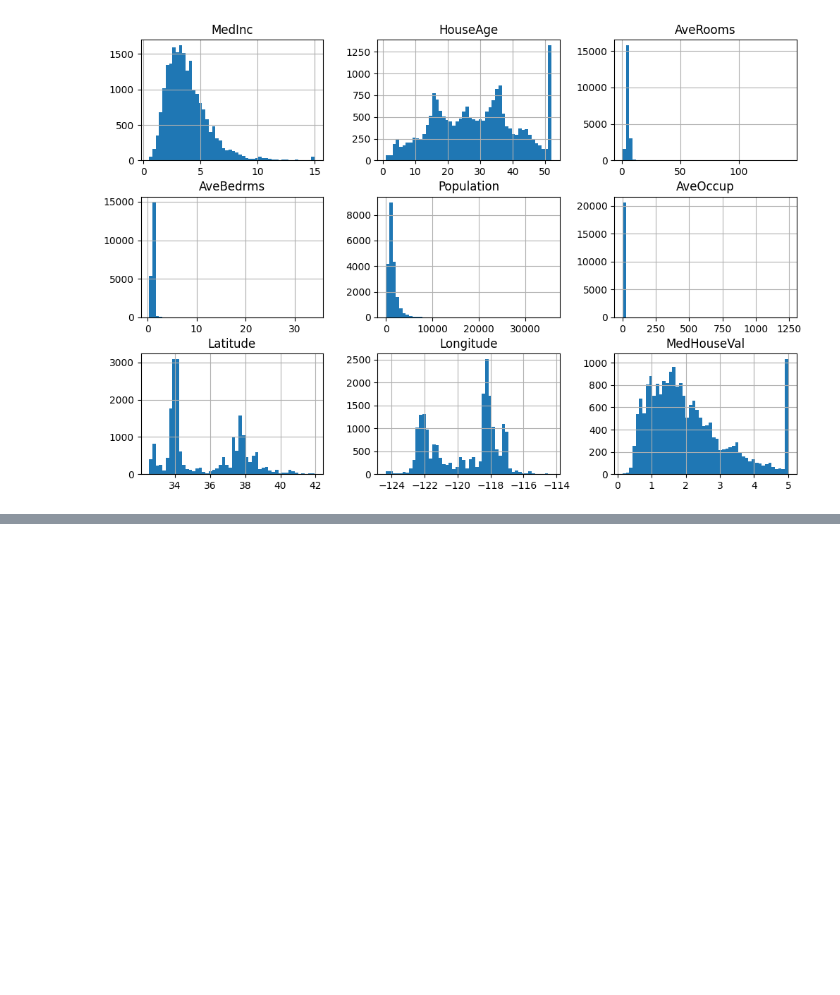
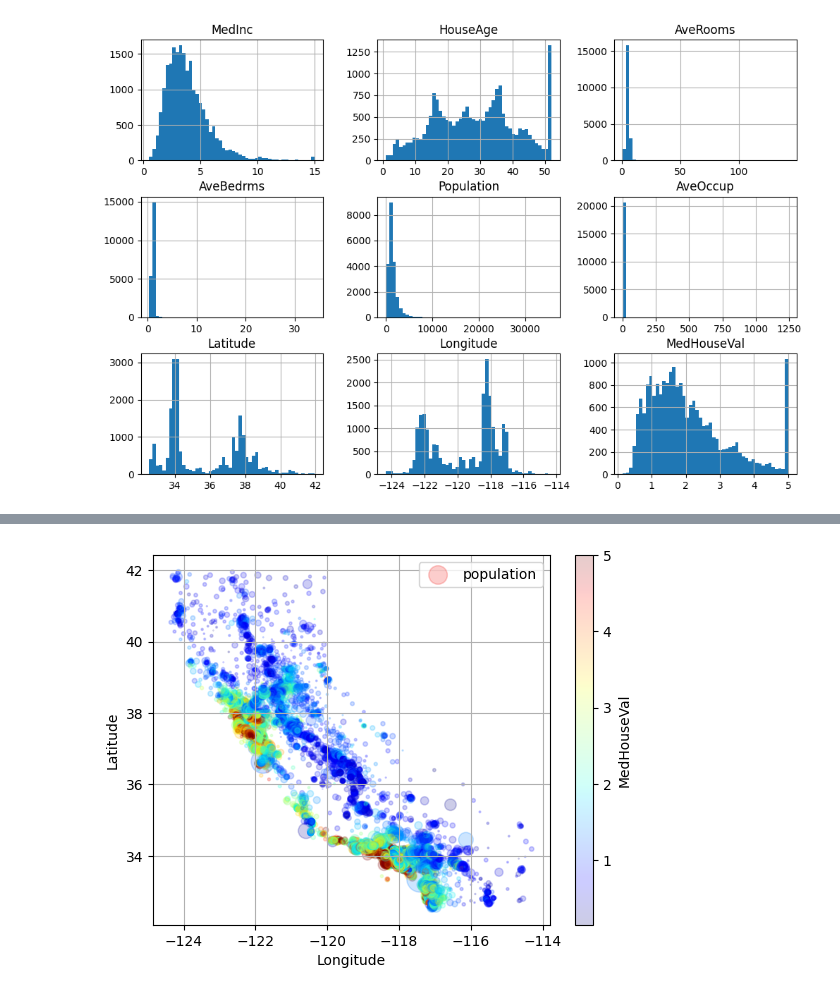
Before and after one commit to lolshark99/Working-on-data-using-pandas-python-, a Jupyter notebook: CALI HOUSING.ipynb, the cells around one changed output, grey strips where cells are left out. Drawn from its saved outputs; the diff is of its cells as text; code cells hidden in the pictures; blank space fills up the shorter version.

```diff
--- a/CALI HOUSING.ipynb
+++ b/CALI HOUSING.ipynb
@@ -88,0 +121,8 @@ plt.show()
+# %%
+data_set.plot(kind = "scatter" , x = "Longitude" , y = "Latitude" , alpha = 0.2 , grid = True,
+              s = data_set["Population"] / 100 , label = "population",
+              c = "MedHouseVal" , cmap = "jet" , colorbar = True)
+plt.show()
+#this gives us an idea about the density of the houses in a set loacation
+# %% [output]
+[figure, added]
```
Also changed, not shown: parts of 6 cells of this notebook.
